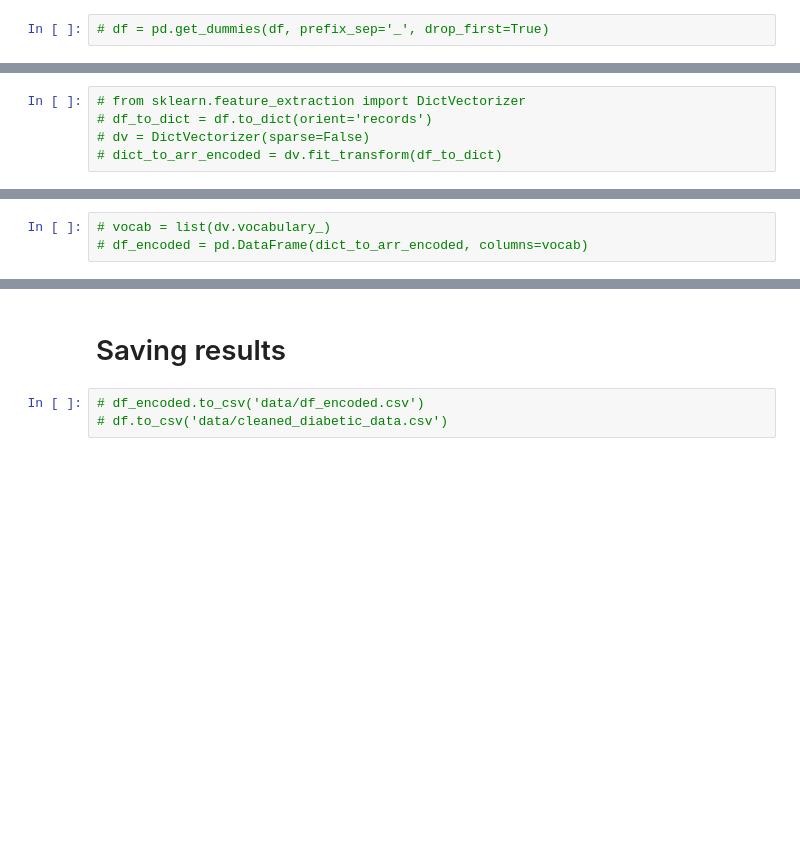
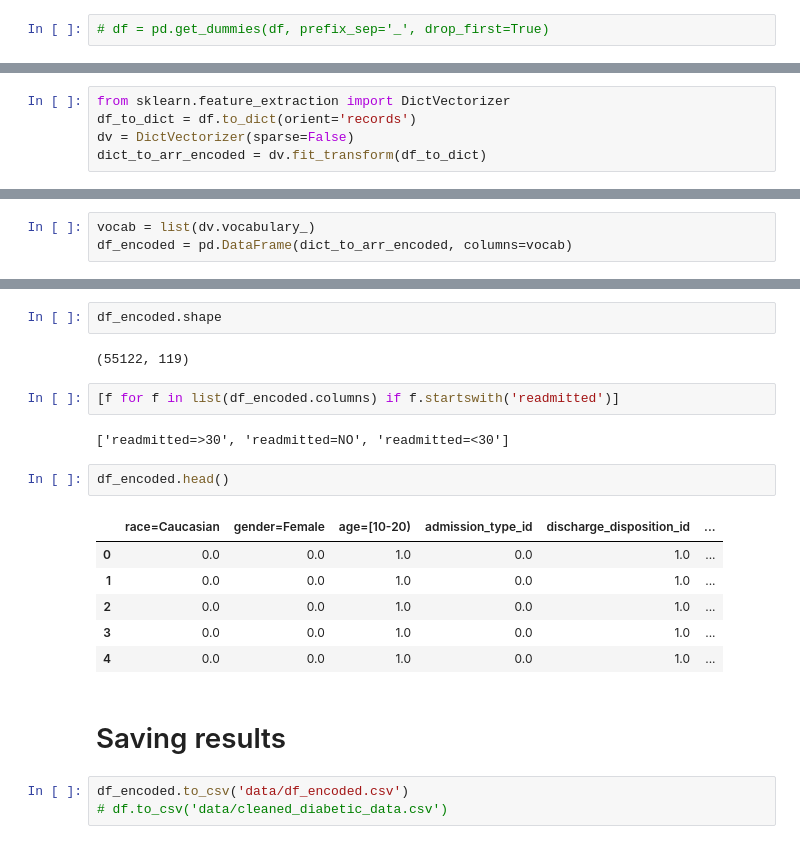
Before and after one commit to capac/kaggle-notebooks, a Jupyter notebook: diabetes-in-130-US-hospitals/1-data-preparation.ipynb, the cells around one changed output, grey strips where cells are left out. Saved outputs shown, nothing was run; the diff lists cells and outputs as text; blank space fills up the shorter version.

```diff
--- a/diabetes-in-130-US-hospitals/1-data-preparation.ipynb
+++ b/diabetes-in-130-US-hospitals/1-data-preparation.ipynb
@@ -352,5 +378,5 @@ I followed the `DictVectorizer` procedure in the [Encoding Categorical Features
 # %%
-# from sklearn.feature_extraction import DictVectorizer
-# df_to_dict = df.to_dict(orient='records')
-# dv = DictVectorizer(sparse=False)
-# dict_to_arr_encoded = dv.fit_transform(df_to_dict)
+from sklearn.feature_extraction import DictVectorizer
+df_to_dict = df.to_dict(orient='records')
+dv = DictVectorizer(sparse=False)
+dict_to_arr_encoded = dv.fit_transform(df_to_dict)
@@ -359,3 +387,3 @@ I followed the `DictVectorizer` procedure in the [Encoding Categorical Features
 # %%
-# vocab = list(dv.vocabulary_)
-# df_encoded = pd.DataFrame(dict_to_arr_encoded, columns=vocab)
+vocab = list(dv.vocabulary_)
+df_encoded = pd.DataFrame(dict_to_arr_encoded, columns=vocab)
@@ -368,5 +398,22 @@ I followed the `DictVectorizer` procedure in the [Encoding Categorical Features
+# %%
+df_encoded.shape
+# %% [output]
+(55122, 119)
+# %%
+[f for f in list(df_encoded.columns) if f.startswith('readmitted')]
+# %% [output]
+['readmitted=>30', 'readmitted=NO', 'readmitted=<30']
+# %%
+df_encoded.head()
+# %% [output]
+|  | race=Caucasian | gender=Female | age=[10-20) | admission_type_id | discharge_disposition_id | ... |
+| 0 | 0.0 | 0.0 | 1.0 | 0.0 | 1.0 | ... |
+| 1 | 0.0 | 0.0 | 1.0 | 0.0 | 1.0 | ... |
+| 2 | 0.0 | 0.0 | 1.0 | 0.0 | 1.0 | ... |
+| 3 | 0.0 | 0.0 | 1.0 | 0.0 | 1.0 | ... |
+| 4 | 0.0 | 0.0 | 1.0 | 0.0 | 1.0 | ... |
 # %% [markdown]
 # Saving results
 # %%
-# df_encoded.to_csv('data/df_encoded.csv')
+df_encoded.to_csv('data/df_encoded.csv')
 # df.to_csv('data/cleaned_diabetic_data.csv')
```
Also changed, not shown: parts of 22 cells of this notebook.
